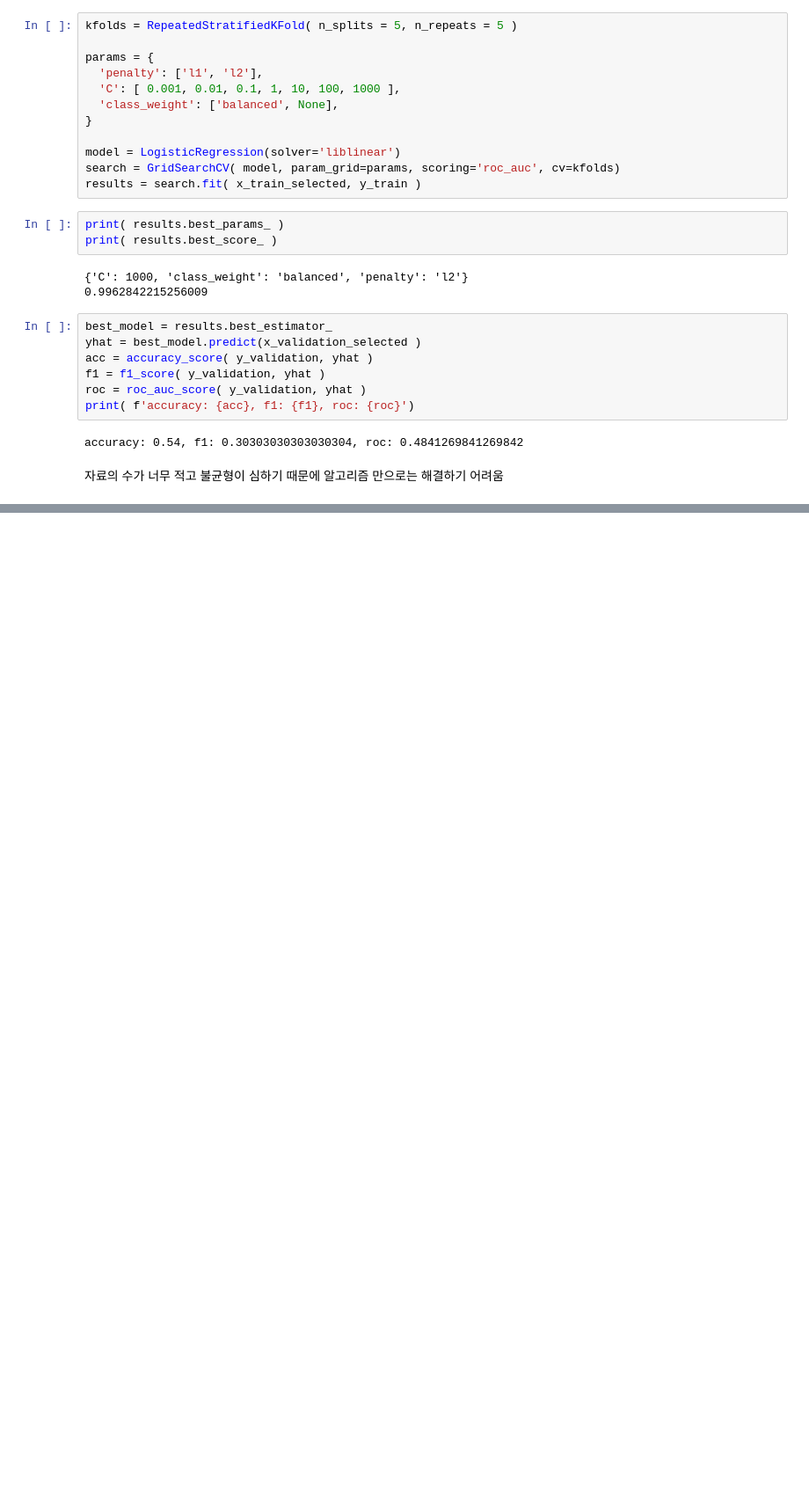
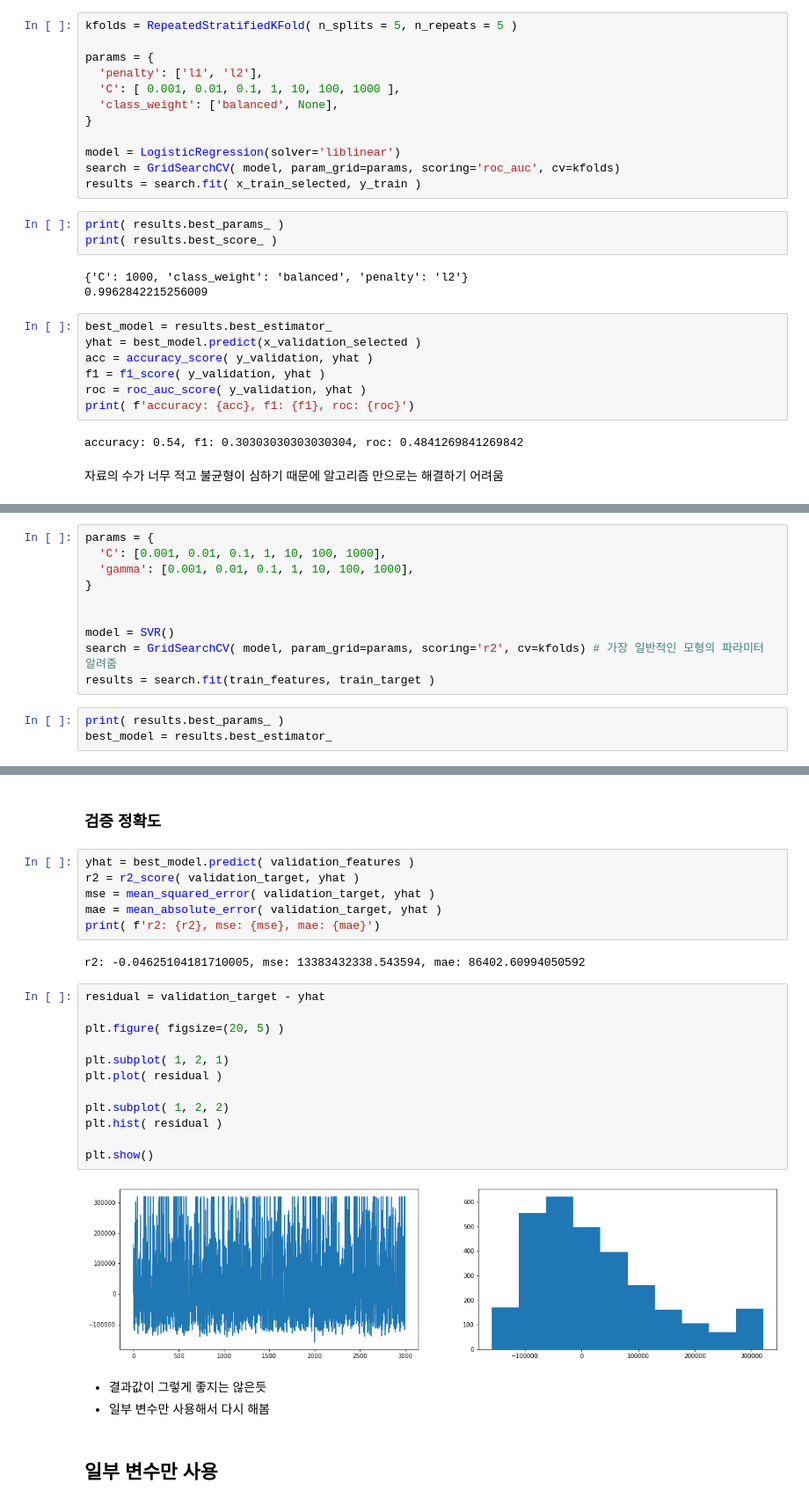
Before and after one commit to heewon330/TIL2, a Jupyter notebook: TIL2/machine_learning/ML_SVM.ipynb, the cells around one changed output, grey strips where cells are left out. Shown at 88% size. Saved outputs shown, nothing was run; the diff lists cells and outputs as text; blank space fills up the shorter version.

```diff
--- a/TIL2/machine_learning/ML_SVM.ipynb
+++ b/TIL2/machine_learning/ML_SVM.ipynb
@@ -655,0 +743,13 @@ accuracy: 0.54, f1: 0.30303030303030304, roc: 0.4841269841269842
+# %%
+params = {
+  'C': [0.001, 0.01, 0.1, 1, 10, 100, 1000],
+  'gamma': [0.001, 0.01, 0.1, 1, 10, 100, 1000],
+}
+
+
+model = SVR()
+search = GridSearchCV( model, param_grid=params, scoring='r2', cv=kfolds) # 가장 일반적인 모형의 파라미터 알려줌
+results = search.fit(train_features, train_target )
+# %%
+print( results.best_params_ )
+best_model = results.best_estimator_
@@ -655,0 +768,29 @@ accuracy: 0.54, f1: 0.30303030303030304, roc: 0.4841269841269842
+# %% [markdown]
+### 검증 정확도
+# %%
+yhat = best_model.predict( validation_features )
+r2 = r2_score( validation_target, yhat )
+mse = mean_squared_error( validation_target, yhat )
+mae = mean_absolute_error( validation_target, yhat )
+print( f'r2: {r2}, mse: {mse}, mae: {mae}')
+# %% [output]
+r2: -0.04625104181710005, mse: 13383432338.543594, mae: 86402.60994050592
+# %%
+residual = validation_target - yhat
+
+plt.figure( figsize=(20, 5) )
+
+plt.subplot( 1, 2, 1)
+plt.plot( residual )
+
+plt.subplot( 1, 2, 2)
+plt.hist( residual )
+
+plt.show()
+# %% [output]
+[figure, added]
+# %% [markdown]
+- 결과값이 그렇게 좋지는 않은듯
+- 일부 변수만 사용해서 다시 해봄
+# %% [markdown]
+## 일부 변수만 사용
```
Also changed, not shown: parts of 36 cells of this notebook, 1 other file.
